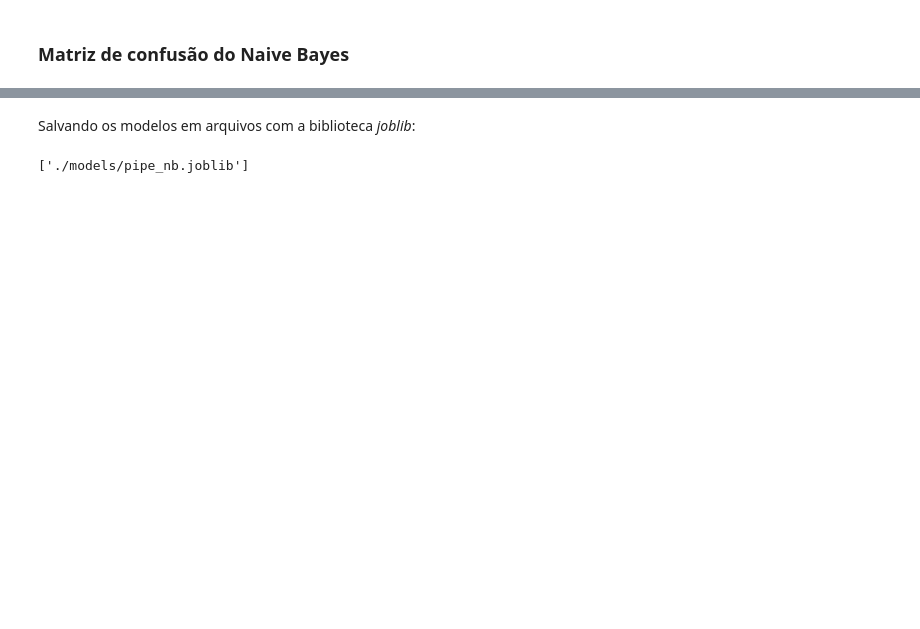
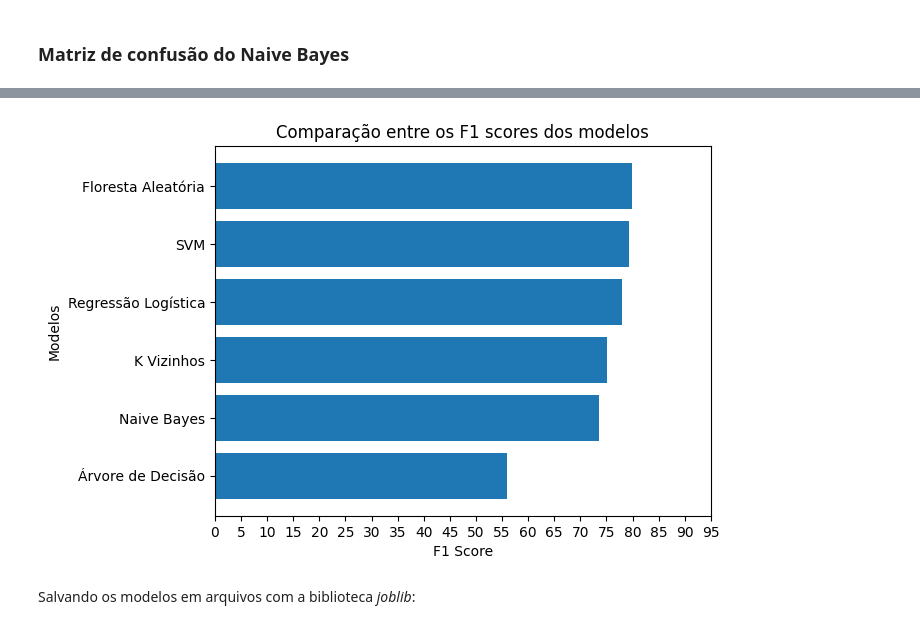
Before and after one commit to Matheus-0/Music-Genre-Classification, a Jupyter notebook: training.ipynb, the cells around one changed output, grey strips where cells are left out. Saved outputs shown, nothing was run; the diff lists cells and outputs as text; code cells hidden in the pictures; blank space fills up the shorter version.

```diff
--- a/training.ipynb
+++ b/training.ipynb
@@ -562,0 +594,9 @@ plot_confusion_matrix(cm_nb, genres, normalize=True)
+# %%
+test_f1_score = [
+    f1_score(y_test, predictions_lr, average='macro'),
+    f1_score(y_test, predictions_dt, average='macro'),
+    f1_score(y_test, predictions_rf, average='macro'),
+    f1_score(y_test, predictions_svm, average='macro'),
+    f1_score(y_test, predictions_knn, average='macro'),
+    f1_score(y_test, predictions_nb, average='macro')
+]
@@ -563,11 +654,21 @@ plot_confusion_matrix(cm_nb, genres, normalize=True)
+# %%
+plt.barh(sorted_names_f1_score, sorted_f1_score)
+
+plt.xlabel('F1 Score')
+plt.ylabel('Modelos')
+plt.title('Comparação entre os F1 scores dos modelos')
+
+ticks = np.arange(0, 100, 5)
+
+plt.xticks(ticks);
+# %% [output]
+[figure, added]
 # %% [markdown]
 Salvando os modelos em arquivos com a biblioteca _joblib_:
 # %%
-joblib.dump(grid_lr, "./models/pipe_lr.joblib")
-joblib.dump(grid_dt, "./models/pipe_dt.joblib")
-joblib.dump(grid_rf, "./models/pipe_rf.joblib")
-joblib.dump(grid_svm, "./models/pipe_svm.joblib")
-joblib.dump(grid_knn, "./models/pipe_knn.joblib")
-joblib.dump(grid_nb, "./models/pipe_nb.joblib")
+# joblib.dump(grid_lr, "./models/pipe_lr.joblib")
+# joblib.dump(grid_dt, "./models/pipe_dt.joblib")
+# joblib.dump(grid_rf, "./models/pipe_rf.joblib")
+# joblib.dump(grid_svm, "./models/pipe_svm.joblib")
+# joblib.dump(grid_knn, "./models/pipe_knn.joblib")
+# joblib.dump(grid_nb, "./models/pipe_nb.joblib")
-# %% [output]
-['./models/pipe_nb.joblib']
```
Also changed, not shown: parts of 28 cells of this notebook, 1 other file.
